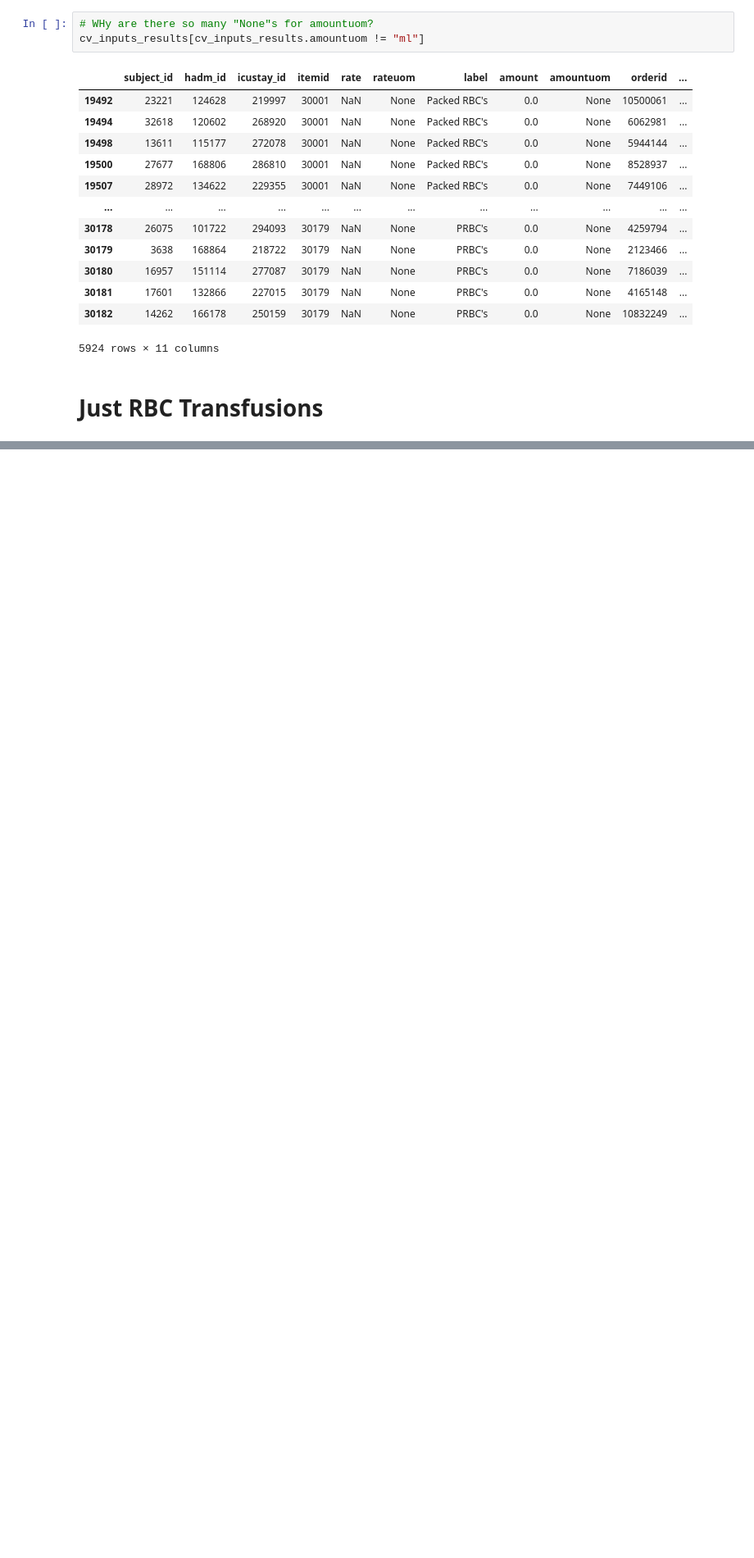
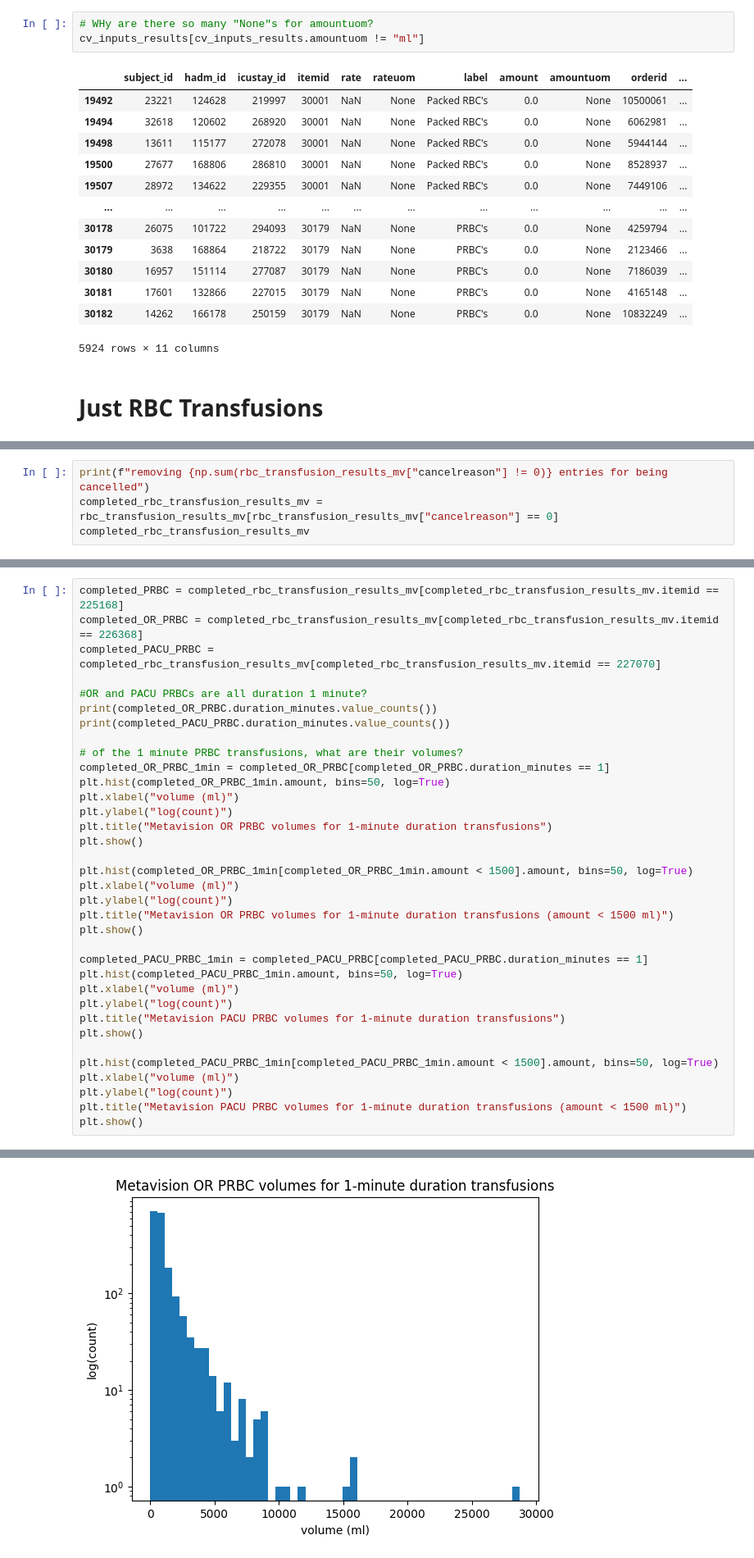
Before and after one commit to kmorhun/tranfusion-reactions, a Jupyter notebook: exploratory_data_analysis/eda_kat.ipynb, the cells around one changed output, grey strips where cells are left out. Shown at 82% size. Cells and saved outputs as stored; diff of their text form; blank space fills up the shorter version.

```diff
--- a/exploratory_data_analysis/eda_kat.ipynb
+++ b/exploratory_data_analysis/eda_kat.ipynb
@@ -670,0 +735,4 @@ rbc_transfusion_results
+# %%
+print(f"removing {np.sum(rbc_transfusion_results_mv["cancelreason"] != 0)} entries for being cancelled")
+completed_rbc_transfusion_results_mv = rbc_transfusion_results_mv[rbc_transfusion_results_mv["cancelreason"] == 0]
+completed_rbc_transfusion_results_mv
@@ -670,0 +754,36 @@ rbc_transfusion_results
+# %%
+completed_PRBC = completed_rbc_transfusion_results_mv[completed_rbc_transfusion_results_mv.itemid == 225168]
+completed_OR_PRBC = completed_rbc_transfusion_results_mv[completed_rbc_transfusion_results_mv.itemid == 226368]
+completed_PACU_PRBC = completed_rbc_transfusion_results_mv[completed_rbc_transfusion_results_mv.itemid == 227070]
+
+#OR and PACU PRBCs are all duration 1 minute?
+print(completed_OR_PRBC.duration_minutes.value_counts())
+print(completed_PACU_PRBC.duration_minutes.value_counts())
+
+# of the 1 minute PRBC transfusions, what are their volumes?
+completed_OR_PRBC_1min = completed_OR_PRBC[completed_OR_PRBC.duration_minutes == 1]
+plt.hist(completed_OR_PRBC_1min.amount, bins=50, log=True)
+plt.xlabel("volume (ml)")
+plt.ylabel("log(count)")
+plt.title("Metavision OR PRBC volumes for 1-minute duration transfusions")
+plt.show()
+
+plt.hist(completed_OR_PRBC_1min[completed_OR_PRBC_1min.amount < 1500].amount, bins=50, log=True)
+plt.xlabel("volume (ml)")
+plt.ylabel("log(count)")
+plt.title("Metavision OR PRBC volumes for 1-minute duration transfusions (amount < 1500 ml)")
+plt.show()
+
+completed_PACU_PRBC_1min = completed_PACU_PRBC[completed_PACU_PRBC.duration_minutes == 1]
+plt.hist(completed_PACU_PRBC_1min.amount, bins=50, log=True)
+plt.xlabel("volume (ml)")
+plt.ylabel("log(count)")
+plt.title("Metavision PACU PRBC volumes for 1-minute duration transfusions")
+plt.show()
+
+plt.hist(completed_PACU_PRBC_1min[completed_PACU_PRBC_1min.amount < 1500].amount, bins=50, log=True)
+plt.xlabel("volume (ml)")
+plt.ylabel("log(count)")
+plt.title("Metavision PACU PRBC volumes for 1-minute duration transfusions (amount < 1500 ml)")
+plt.show()
+# %% [output]
@@ -670,0 +796 @@ rbc_transfusion_results
+[figure, added]
```
Also changed, not shown: parts of 12 cells of this notebook.
